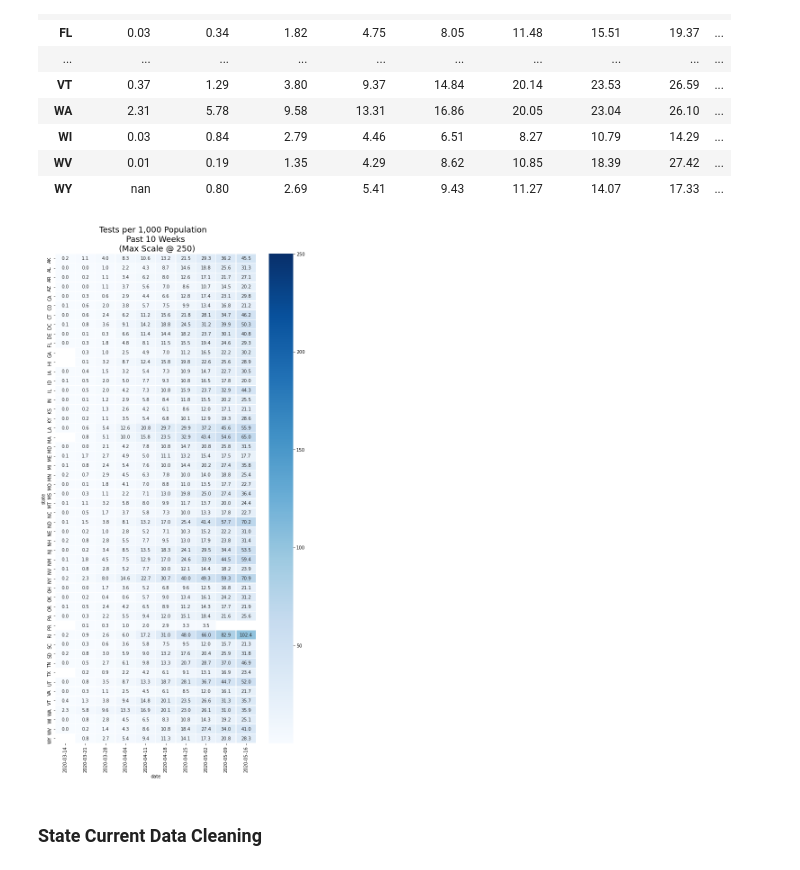
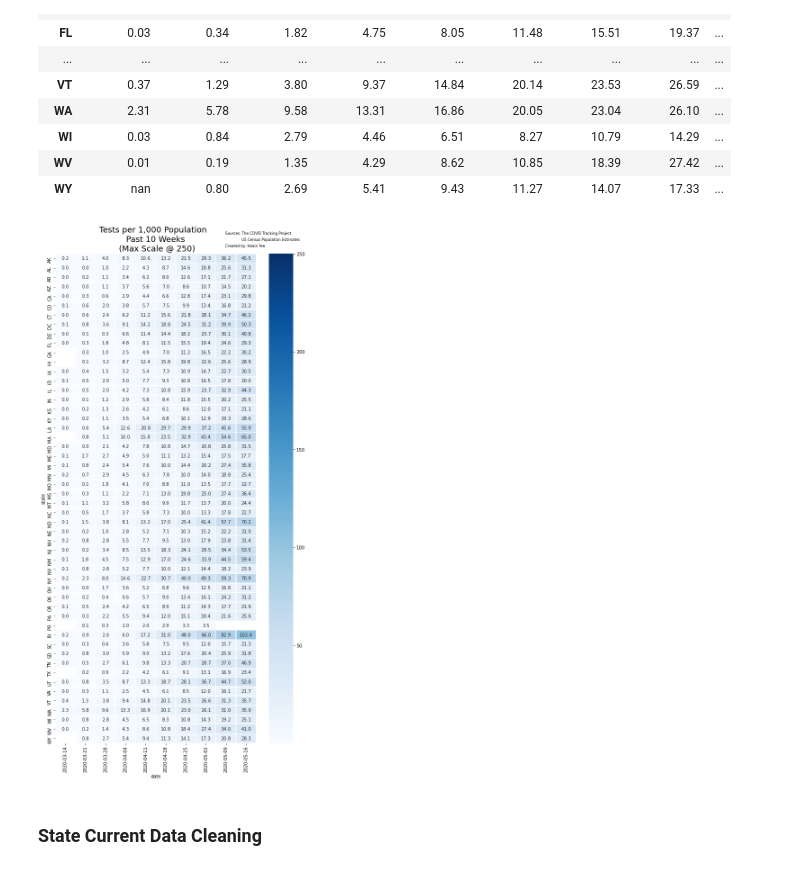
Before and after one commit to hanesy/covid-tracking, a Jupyter notebook: data-exploration.ipynb, the cells around one changed output. Drawn from its saved outputs; the diff is of its cells as text; code cells hidden in the pictures.

Commit message:
updated image

```diff
--- a/data-exploration.ipynb
+++ b/data-exploration.ipynb
@@ -256,20 +256,30 @@ state_daily_pivot_final
 # %%
 import seaborn as sns
 
 max_scale = 250
 
 fig, ax = plt.subplots(figsize=(10,20))
 title = "Tests per 1,000 Population  \n Past 10 Weeks \n (Max Scale @ 250)"
 
 plt.title(title, fontsize=18)
 
 sns.heatmap(state_daily_pivot_final, cmap = 'Blues', linewidths = 0.30, annot =True, fmt = '.1f', ax=ax, vmax = max_scale)
 
+textstr = "Sources: The COVID Tracking Project"
+plt.gcf().text(.65, .91, textstr, fontsize=8)
+
+textstr = "US Census Population Estimates"
+plt.gcf().text(.70, .90, textstr, fontsize=8)
+
+textstr = "Created by: Heain Yee"
+plt.gcf().text(.65, .89, textstr, fontsize=8)
+
+
 plt.savefig("images/testsper1000")
 
 plt.show()
 # %% [output]
-[figure, old version]
+[figure, new version]
 # %% [markdown]
 ### State Current Data Cleaning
 # %%
```
Also changed, not shown: 1 other file.
